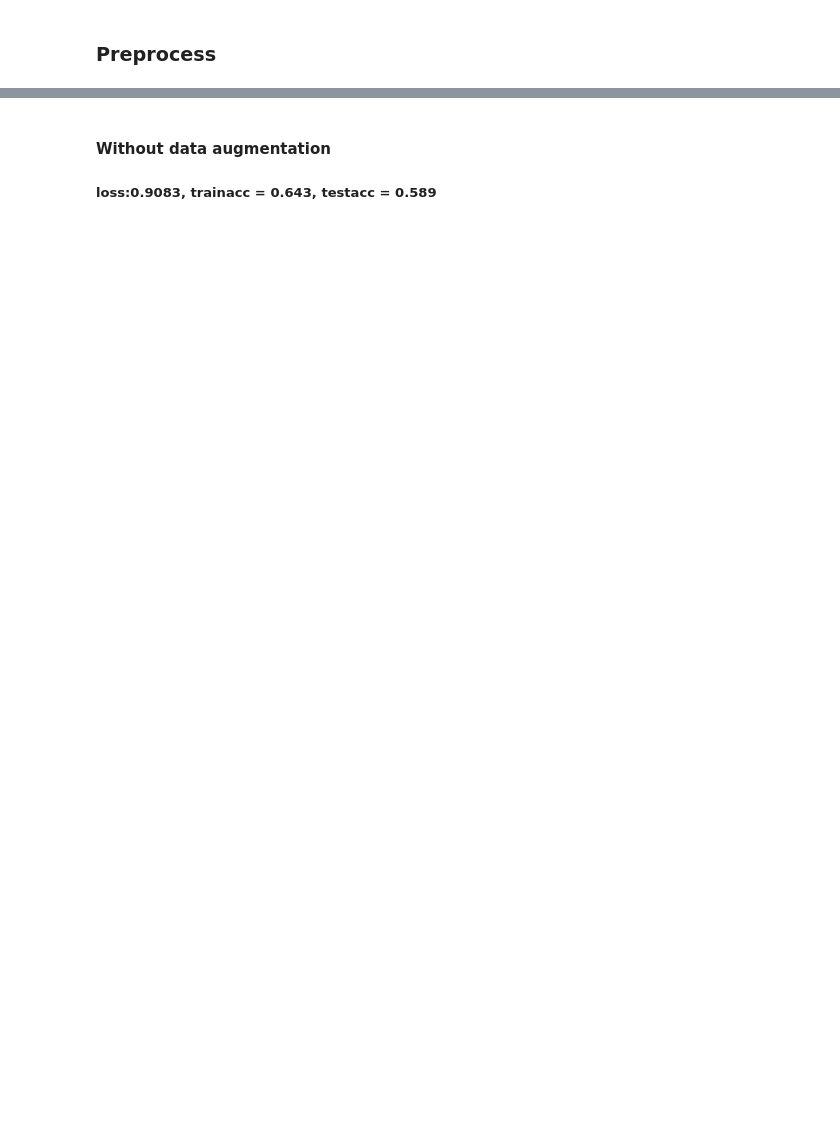
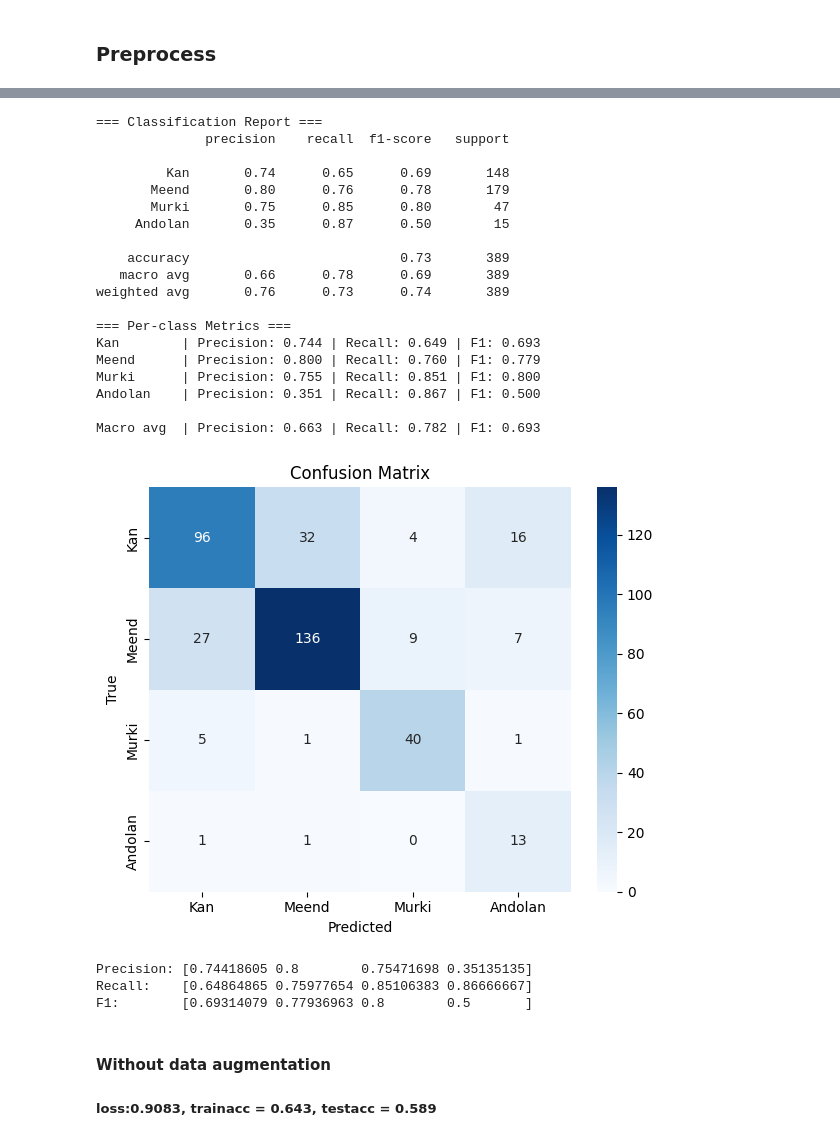
Before and after one commit to Sangarshanan/hindustani-ornamentation-classification, a Jupyter notebook: notebooks/TCN_experiments.ipynb, the cells around one changed output, grey strips where cells are left out. Saved outputs shown, nothing was run; the diff lists cells and outputs as text; code cells hidden in the pictures; blank space fills up the shorter version.

Commit message:
Add new model

```diff
--- a/notebooks/TCN_experiments.ipynb
+++ b/notebooks/TCN_experiments.ipynb
@@ -480,0 +487,5 @@ F1:        [0.67752443 0.6394052  0.75       0.66666667]
+# %%
+# After running extract_ornament_segments
+X, y, label_map = prepare_tcn_input(segments_aug, fixed_length=200)
+train_loader, test_loader = get_dataloaders(X, y, batch_size=16)
+model = train_tcn(train_loader, test_loader, epochs=30)
@@ -481,3 +510,34 @@ F1:        [0.67752443 0.6394052  0.75       0.66666667]
+# %%
+all_preds, all_labels, precision, recall, f1 = evaluate_model(model, test_loader, label_map)
+
+# Print as arrays
+print("Precision:", precision)
+print("Recall:   ", recall)
+print("F1:       ", f1)
+# %% [output]
+=== Classification Report ===
+              precision    recall  f1-score   support
+
+         Kan       0.74      0.65      0.69       148
+       Meend       0.80      0.76      0.78       179
+       Murki       0.75      0.85      0.80        47
+     Andolan       0.35      0.87      0.50        15
+
+    accuracy                           0.73       389
+   macro avg       0.66      0.78      0.69       389
+weighted avg       0.76      0.73      0.74       389
+
+=== Per-class Metrics ===
+Kan        | Precision: 0.744 | Recall: 0.649 | F1: 0.693
+Meend      | Precision: 0.800 | Recall: 0.760 | F1: 0.779
+Murki      | Precision: 0.755 | Recall: 0.851 | F1: 0.800
+Andolan    | Precision: 0.351 | Recall: 0.867 | F1: 0.500
+
+Macro avg  | Precision: 0.663 | Recall: 0.782 | F1: 0.693
+[figure, added]
+Precision: [0.74418605 0.8        0.75471698 0.35135135]
+Recall:    [0.64864865 0.75977654 0.85106383 0.86666667]
+F1:        [0.69314079 0.77936963 0.8        0.5       ]
 # %% [markdown]
 #### Without data augmentation
 
```
Also changed, not shown: parts of 17 cells of this notebook.
